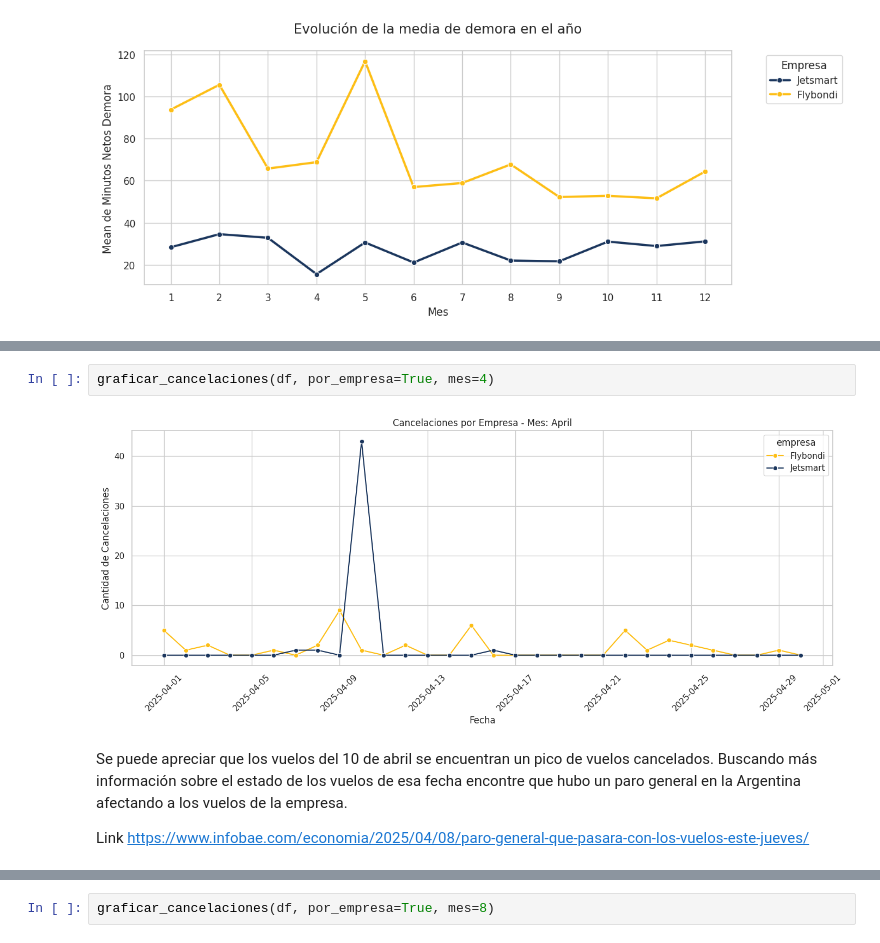
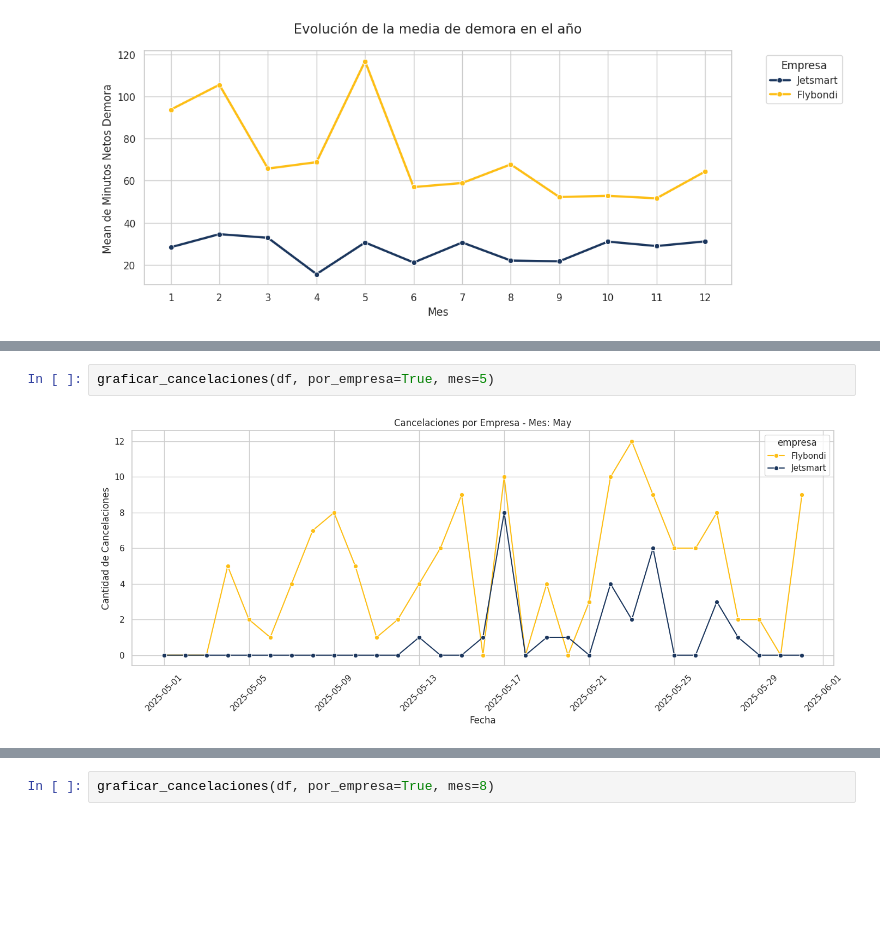
Before and after one commit to parivgabriela/Data_mining, a Jupyter notebook: analisis_estado_vuelos/notebooks/03_EDA_reporte.ipynb, the cells around one changed output, grey strips where cells are left out. Cells and saved outputs as stored; diff of their text form; blank space fills up the shorter version.

```diff
--- a/analisis_estado_vuelos/notebooks/03_EDA_reporte.ipynb
+++ b/analisis_estado_vuelos/notebooks/03_EDA_reporte.ipynb
@@ -472,9 +540,4 @@ graficar_cancelaciones(df, por_empresa=True)
 # %%
-graficar_cancelaciones(df, por_empresa=True, mes=4)
+graficar_cancelaciones(df, por_empresa=True, mes=5)
 # %% [output]
-[figure, old version]
+[figure, new version]
-# %% [markdown]
-Se puede apreciar que los vuelos del 10 de abril se encuentran un pico de vuelos cancelados.
-Buscando más información sobre el estado de los vuelos de esa fecha encontre que hubo un paro general en la Argentina afectando a los vuelos de la empresa.
-
-Link https://www.infobae.com/economia/2025/04/08/paro-general-que-pasara-con-los-vuelos-este-jueves/
```
Also changed, not shown: parts of 25 cells of this notebook.
